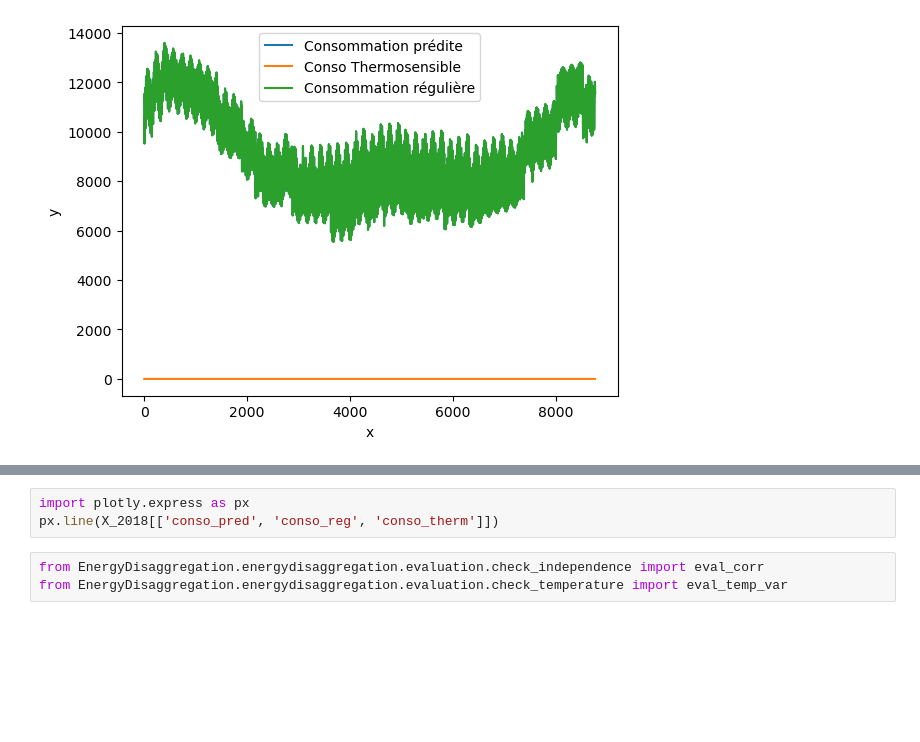
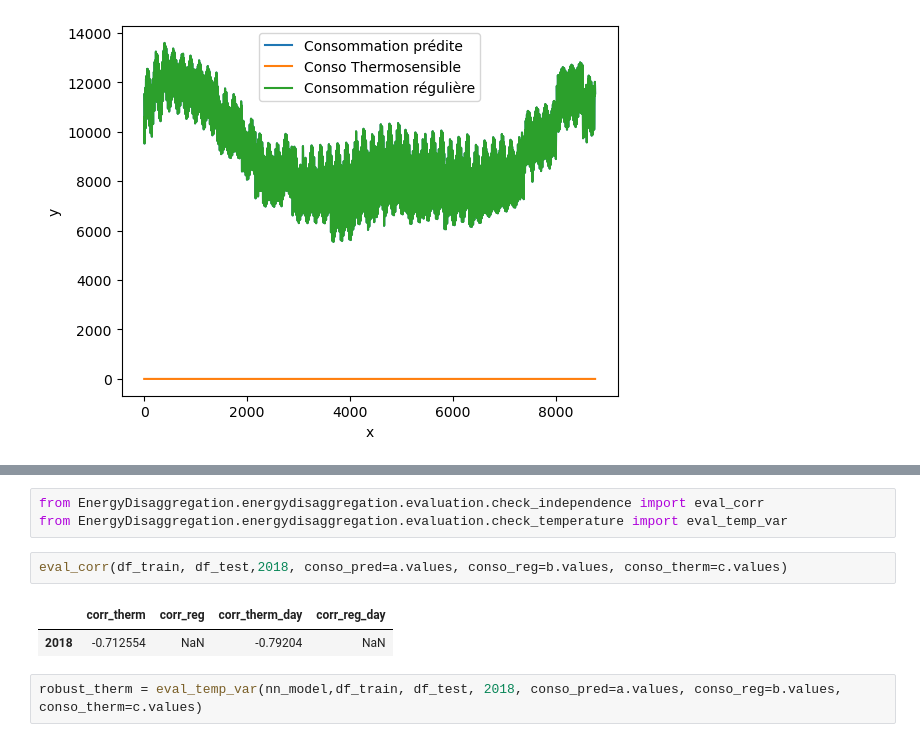
Before and after one commit to sofiane-sch/EnergyDisaggregation, a Jupyter notebook: EDA_test_base_NN.ipynb, the cells around one changed output, grey strips where cells are left out. Drawn from its saved outputs; the diff is of its cells as text; blank space fills up the shorter version.

```diff
--- a/EDA_test_base_NN.ipynb
+++ b/EDA_test_base_NN.ipynb
@@ -128,6 +114,10 @@ See the caveats in the documentation: https://pandas.pydata.org/pandas-docs/stab
-# %%
-import plotly.express as px
-px.line(X_2018[['conso_pred', 'conso_reg', 'conso_therm']])
 # %%
 from EnergyDisaggregation.energydisaggregation.evaluation.check_independence import eval_corr
 from EnergyDisaggregation.energydisaggregation.evaluation.check_temperature import eval_temp_var
+# %%
+eval_corr(df_train, df_test,2018, conso_pred=a.values, conso_reg=b.values, conso_therm=c.values)
+# %% [output]
+|  | corr_therm | corr_reg | corr_therm_day | corr_reg_day |
+| 2018 | -0.712554 | NaN | -0.79204 | NaN |
+# %%
+robust_therm = eval_temp_var(nn_model,df_train, df_test, 2018, conso_pred=a.values, conso_reg=b.values, conso_therm=c.values)
```
Also changed, not shown: parts of 6 cells of this notebook.
